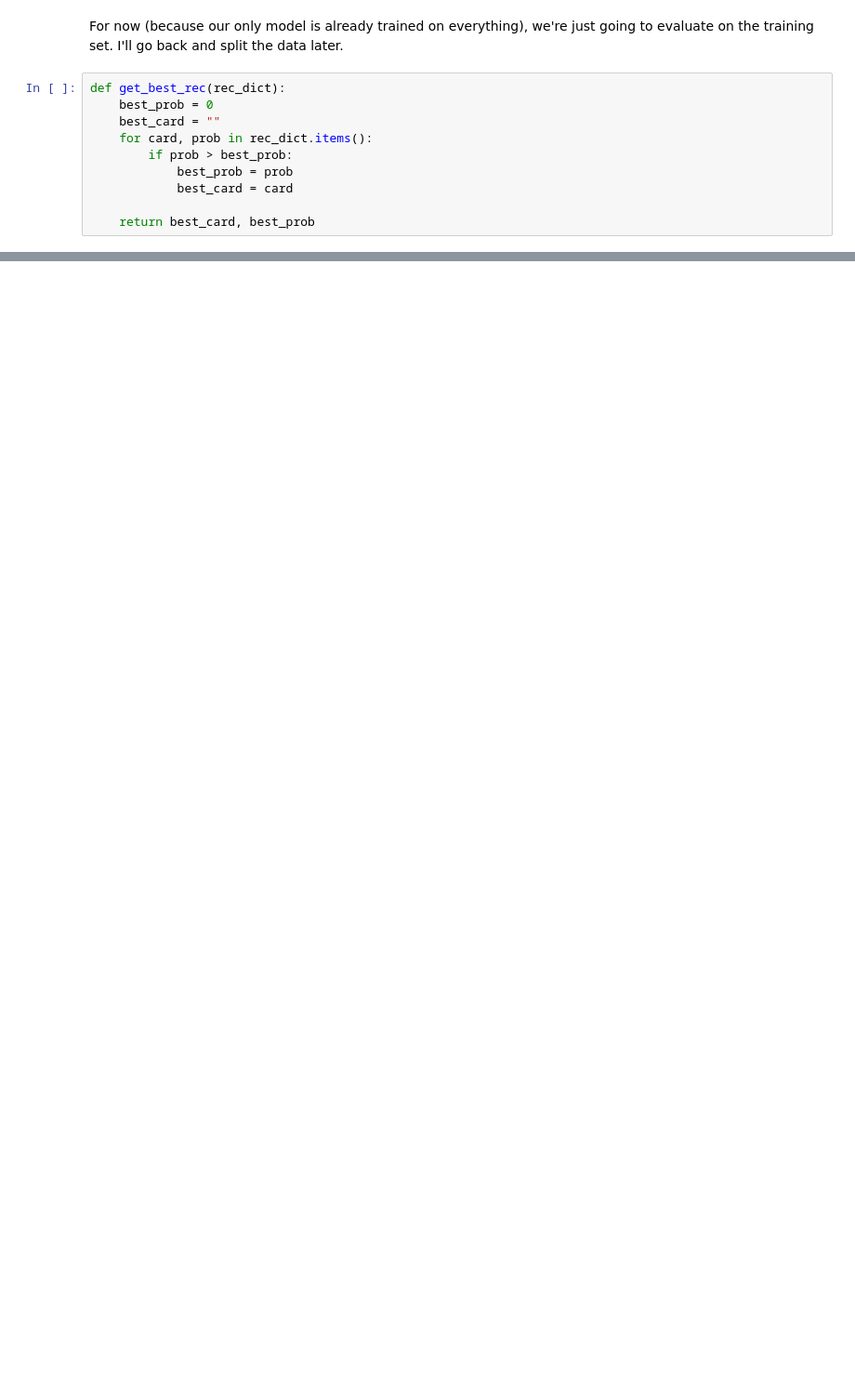
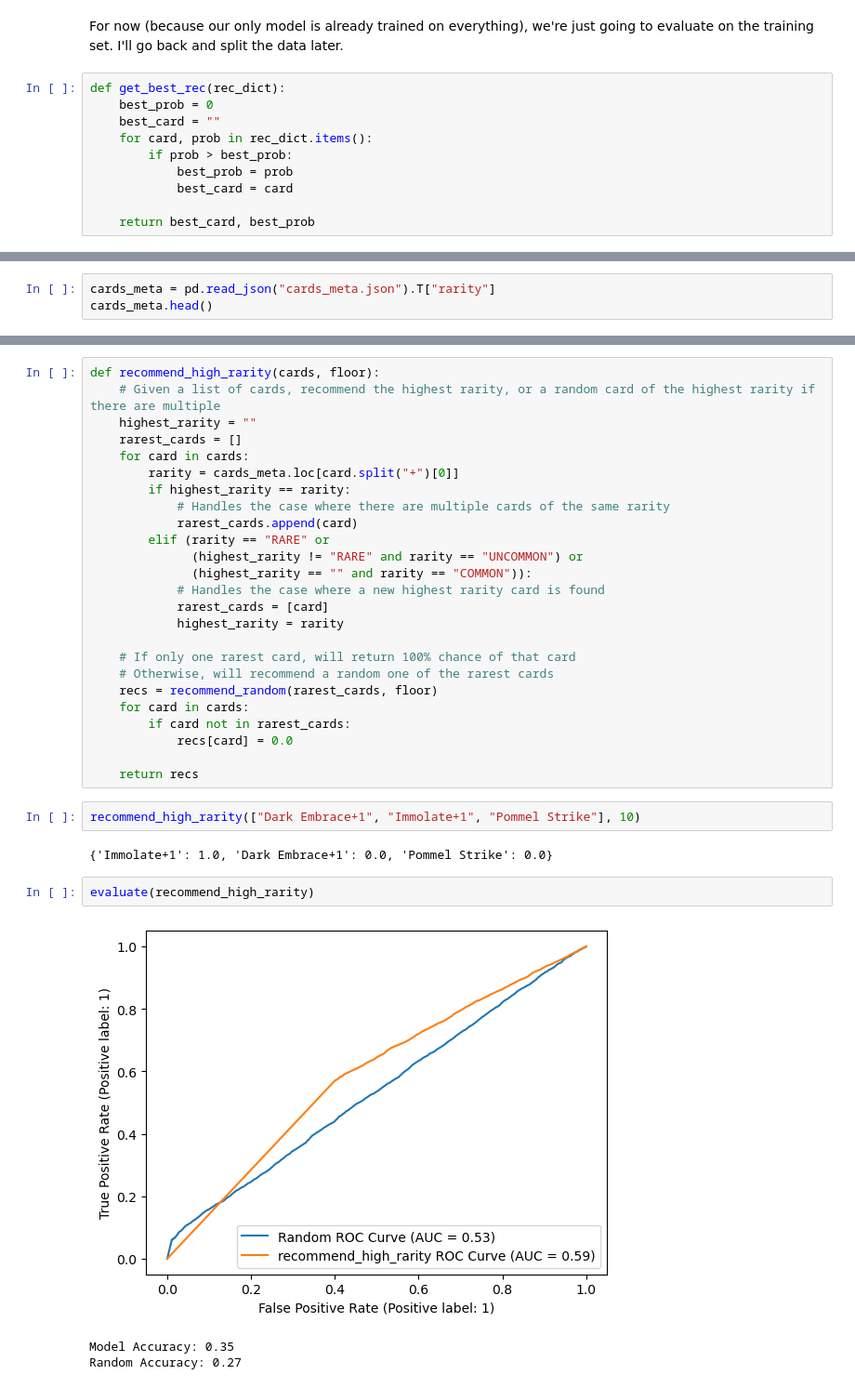
Before and after one commit to charpath/sts-recommender, a Jupyter notebook: models.ipynb, the cells around one changed output, grey strips where cells are left out. Shown: that part at 93% size. Cells and saved outputs as stored; diff of their text form; blank space fills up the shorter version.

```diff
--- a/models.ipynb
+++ b/models.ipynb
@@ -164,0 +171,3 @@ Random Accuracy: 0.31
+# %%
+cards_meta = pd.read_json("cards_meta.json").T["rarity"]
+cards_meta.head()
@@ -164,0 +185,35 @@ Random Accuracy: 0.31
+# %%
+def recommend_high_rarity(cards, floor):
+    # Given a list of cards, recommend the highest rarity, or a random card of the highest rarity if there are multiple
+    highest_rarity = ""
+    rarest_cards = []
+    for card in cards:
+        rarity = cards_meta.loc[card.split("+")[0]]
+        if highest_rarity == rarity:
+            # Handles the case where there are multiple cards of the same rarity
+            rarest_cards.append(card)
+        elif (rarity == "RARE" or
+              (highest_rarity != "RARE" and rarity == "UNCOMMON") or
+              (highest_rarity == "" and rarity == "COMMON")):
+            # Handles the case where a new highest rarity card is found
+            rarest_cards = [card]
+            highest_rarity = rarity
+
+    # If only one rarest card, will return 100% chance of that card
+    # Otherwise, will recommend a random one of the rarest cards
+    recs = recommend_random(rarest_cards, floor)
+    for card in cards:
+        if card not in rarest_cards:
+            recs[card] = 0.0
+
+    return recs
+# %%
+recommend_high_rarity(["Dark Embrace+1", "Immolate+1", "Pommel Strike"], 10)
+# %% [output]
+{'Immolate+1': 1.0, 'Dark Embrace+1': 0.0, 'Pommel Strike': 0.0}
+# %%
+evaluate(recommend_high_rarity)
+# %% [output]
+[figure, added]
+Model Accuracy: 0.35
+Random Accuracy: 0.27
```
Also changed, not shown: parts of 44 cells of this notebook, 4 other files.
